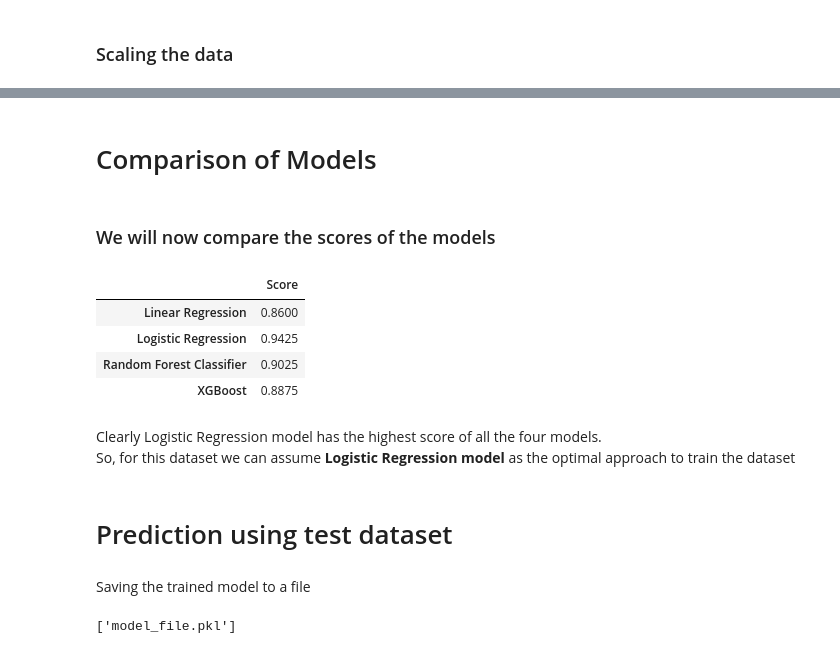
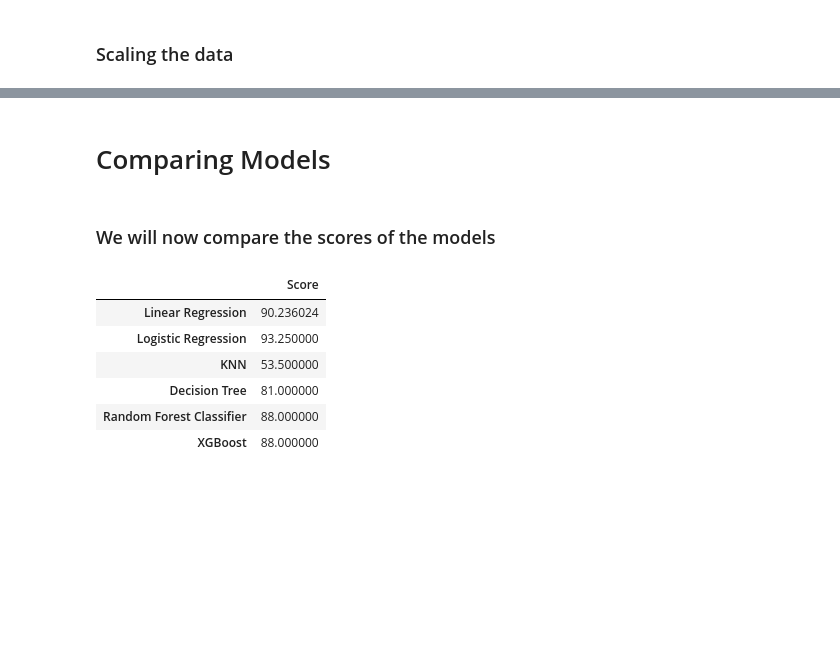
Before and after one commit to 2shashank11/Mobile-Price-Prediction, a Jupyter notebook: main.ipynb, the cells around one changed output, grey strips where cells are left out. Cells and saved outputs as stored; diff of their text form; code cells hidden in the pictures; blank space fills up the shorter version.

```diff
--- a/main.ipynb
+++ b/main.ipynb
@@ -400,0 +389,2 @@ Accuracy: 94.25%
+# %%
+dtree.fit(X_train,y_train)
@@ -424,5 +421,5 @@ Accuracy: 88.75%
 # %%
 from sklearn.ensemble import RandomForestClassifier
-forest = RandomForestClassifier()
-forest.fit(X_train, y_train)
+rfc = RandomForestClassifier(n_estimators=200)
+rfc.fit(X_train, y_train)
 # %% [output]
@@ -474,34 +426,0 @@ Best F1 Score: 0.9664818612187034
-# %%
-from sklearn.datasets import load_iris
-from sklearn.model_selection import train_test_split
-from sklearn.ensemble import RandomForestClassifier
-from sklearn.metrics import accuracy_score, precision_score, recall_score, f1_score, confusion_matrix
-
-# Load the Iris dataset (or use your dataset)
-iris = load_iris()
-X, y = iris.data, iris.target
-
-# Split the dataset into training and testing sets
-X_train, X_test, y_train, y_test = train_test_split(X, y, test_size=0.3, random_state=42)
-
-# Create and train the Random Forest Classifier
-model = RandomForestClassifier()
-model.fit(X_train, y_train)
-
-# Make predictions
-y_pred = model.predict(X_test)
-
-# Calculate evaluation metrics
-accuracy = accuracy_score(y_test, y_pred)
-precision = precision_score(y_test, y_pred, average='weighted')
-recall = recall_score(y_test, y_pred, average='weighted')
-f1 = f1_score(y_test, y_pred, average='weighted')
-conf_matrix = confusion_matrix(y_test, y_pred)
-
-# Display evaluation metrics
-print(f"Accuracy: {accuracy}")
-print(f"Precision: {precision}")
-print(f"Recall: {recall}")
-print(f"F1 Score: {f1}")
-print("Confusion Matrix:")
-print(conf_matrix)
@@ -516,0 +427,3 @@ Confusion Matrix:
+# %%
+rfc_acc=rfc.score(X_test,y_test)*100
+print("Accuracy: " , rfc_acc , "%")
@@ -517,18 +638,15 @@ Confusion Matrix:
 # %% [markdown]
-# Comparison of Models
+# Comparing Models
 # %% [markdown]
 ### We will now compare the scores of the models
 # %%
-model_scores = {"Linear Regression": linreg_acc, "Logistic Regression": lg_acc, "Random Forest Classifier": forest_acc, "XGBoost": XGB_acc}
+model_scores = {"Linear Regression": lm_acc, "Logistic Regression": logmodel_acc, "KNN": knn_acc, "Decision Tree": dtree_acc,"Random Forest Classifier": rfc_acc, "XGBoost": XGB_acc}
 pd.DataFrame.from_dict(model_scores, orient="index", columns=["Score"])
 # %% [output]
 |  | Score |
-| Linear Regression | 0.8600 |
-| Logistic Regression | 0.9425 |
-| Random Forest Classifier | 0.9025 |
-| XGBoost | 0.8875 |
+| Linear Regression | 90.236024 |
+| Logistic Regression | 93.250000 |
+| KNN | 53.500000 |
+| Decision Tree | 81.000000 |
+| Random Forest Classifier | 88.000000 |
+| XGBoost | 88.000000 |
-# %% [markdown]
-Clearly Logistic Regression model has the highest score of all the four models.<br>
-So, for this dataset we can assume **Logistic Regression model** as the optimal approach to train the dataset
-# %% [markdown]
-# Prediction using test dataset
@@ -537,6 +652,0 @@ import joblib
-# %% [markdown]
-Saving the trained model to a file
-# %%
-joblib.dump(forest, 'model_file.pkl')
-# %% [output]
-['model_file.pkl']
```
Also changed, not shown: parts of 63 cells of this notebook.
